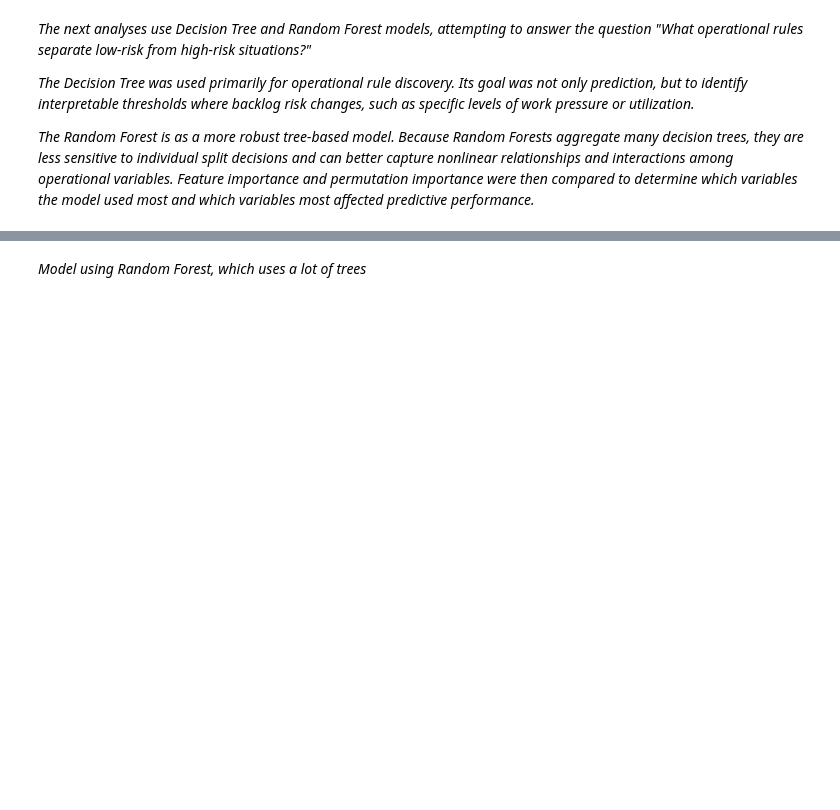
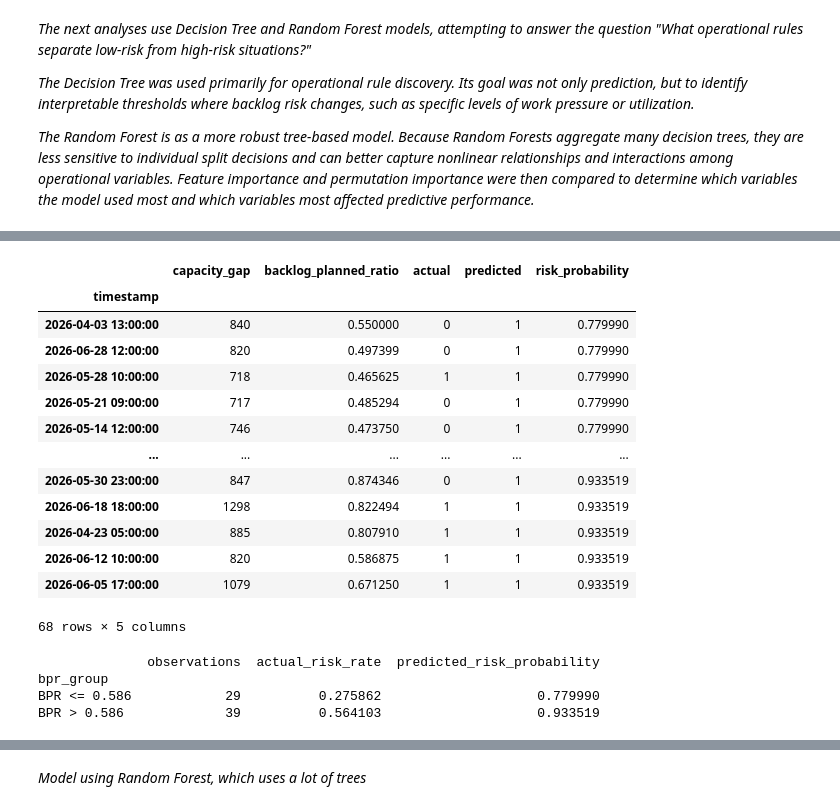
Before and after one commit to davehomrighouse/FC_Operations, a Jupyter notebook: notebooks/FC_Operations_Explanatory_Models.ipynb, the cells around one changed output, grey strips where cells are left out. Cells and saved outputs as stored; diff of their text form; code cells hidden in the pictures; blank space fills up the shorter version.

```diff
--- a/notebooks/FC_Operations_Explanatory_Models.ipynb
+++ b/notebooks/FC_Operations_Explanatory_Models.ipynb
@@ -918 +967,80 @@ print(rules)
+# %%
+risk_probs = cap_gap_bpr_dt_model.predict_proba(
+    X_gap_backlog_test
+)[:, 1]
+
+results = X_gap_backlog_test.copy()
+results["actual"] = y_test
+results["predicted"] = cap_gap_bpr_dt_model.predict(
+    X_gap_backlog_test
+)
+results["risk_probability"] = risk_probs
+
+results[
+    results["capacity_gap"] > 685.5
+].sort_values(
+    "risk_probability"
+)
+# %% [output]
+|  | capacity_gap | backlog_planned_ratio | actual | predicted | risk_probability |
+| timestamp |  |  |  |  |  |
+| 2026-04-03 13:00:00 | 840 | 0.550000 | 0 | 1 | 0.779990 |
+| 2026-06-28 12:00:00 | 820 | 0.497399 | 0 | 1 | 0.779990 |
+| 2026-05-28 10:00:00 | 718 | 0.465625 | 1 | 1 | 0.779990 |
+| 2026-05-21 09:00:00 | 717 | 0.485294 | 0 | 1 | 0.779990 |
+| 2026-05-14 12:00:00 | 746 | 0.473750 | 0 | 1 | 0.779990 |
+| ... | ... | ... | ... | ... | ... |
+| 2026-05-30 23:00:00 | 847 | 0.874346 | 0 | 1 | 0.933519 |
+| 2026-06-18 18:00:00 | 1298 | 0.822494 | 1 | 1 | 0.933519 |
+| 2026-04-23 05:00:00 | 885 | 0.807910 | 1 | 1 | 0.933519 |
+| 2026-06-12 10:00:00 | 820 | 0.586875 | 1 | 1 | 0.933519 |
+| 2026-06-05 17:00:00 | 1079 | 0.671250 | 1 | 1 | 0.933519 |
+68 rows × 5 columns
+# %%
+# Get predicted probabilities from Capacity Gap + BPR Decision Tree
+cap_gap_bpr_risk_probs = cap_gap_bpr_dt_model.predict_proba(
+    X_gap_backlog_test
+)[:, 1]
+
+# Create results DataFrame
+cap_gap_bpr_results = X_gap_backlog_test.copy()
+
+cap_gap_bpr_results["actual"] = y_test
+cap_gap_bpr_results["predicted"] = cap_gap_bpr_dt_model.predict(
+    X_gap_backlog_test
+)
+cap_gap_bpr_results["risk_probability"] = cap_gap_bpr_risk_probs
+
+
+# Focus on the branch where capacity_gap > 685.5
+cap_gap_bpr_high_gap = cap_gap_bpr_results[
+    cap_gap_bpr_results["capacity_gap"] > 685.5
+].copy()
+
+
+# Separate observations according to the BPR split in the tree
+cap_gap_bpr_high_gap["bpr_group"] = np.where(
+    cap_gap_bpr_high_gap["backlog_planned_ratio"] <= 0.586,
+    "BPR <= 0.586",
+    "BPR > 0.586"
+)
+
+
+# Summarize actual vs predicted risk within each branch
+cap_gap_bpr_branch_summary = (
+    cap_gap_bpr_high_gap
+    .groupby("bpr_group")
+    .agg(
+        observations=("actual", "size"),
+        actual_risk_rate=("actual", "mean"),
+        predicted_risk_probability=("risk_probability", "mean")
+    )
+)
+
+print(cap_gap_bpr_branch_summary)
+# %% [output]
+              observations  actual_risk_rate  predicted_risk_probability
+bpr_group
+BPR <= 0.586            29          0.275862                    0.779990
+BPR > 0.586             39          0.564103                    0.933519
 # %% [markdown]
```
Also changed, not shown: parts of 141 cells of this notebook, 1 other file.
